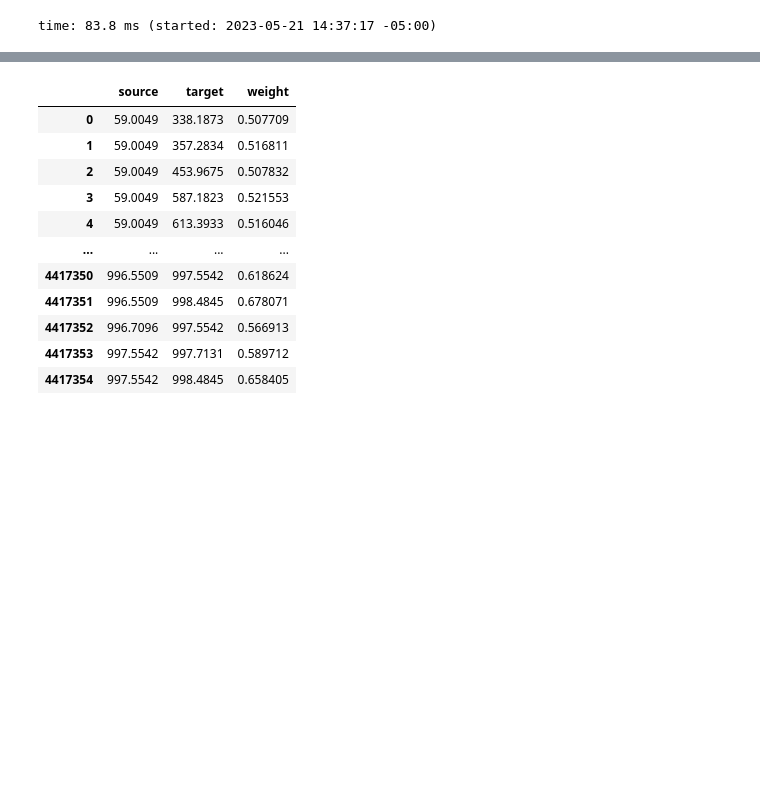
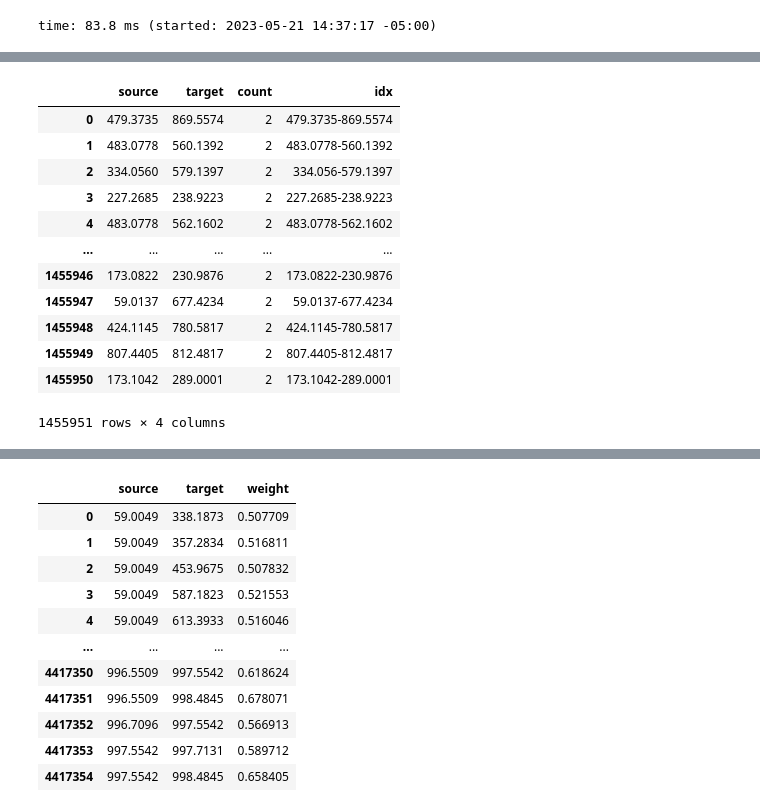
Before and after one commit to win7/GNN_Unsupervised, a Jupyter notebook: processing.ipynb, the cells around one changed output, grey strips where cells are left out. Cells and saved outputs as stored; diff of their text form; code cells hidden in the pictures; blank space fills up the shorter version.

Commit message:
aditional sources

```diff
--- a/processing.ipynb
+++ b/processing.ipynb
@@ -360,0 +401,5 @@ time: 83.8 ms (started: 2023-05-21 14:37:17 -05:00)
+# %%
+df_edge_embeddings_join_filter_count1 = pd.read_csv("{}/output_{}_1/edges_filter/{}_edges-filter-count_{}_{}.csv".format(dir, method, group[0], 3, "L2"))
+df_edge_embeddings_join_filter_count1.columns = ["source", "target", "count"]
+# print(df_edge_embeddings_join_filter_count.info())
+df_edge_embeddings_join_filter_count1.sort_values(by=["source", "target"])
@@ -360,0 +421,5 @@ time: 83.8 ms (started: 2023-05-21 14:37:17 -05:00)
+# %%
+df_edge_embeddings_join_filter_count2 = pd.read_csv("{}/output_{}_2/edges_filter/{}_edges-filter-count_{}_{}.csv".format(dir, method, group[0], 3, "L2"))
+df_edge_embeddings_join_filter_count2.columns = ["source", "target", "count"]
+# print(df_edge_embeddings_join_filter_count.info())
+df_edge_embeddings_join_filter_count2.sort_values(by=["source", "target"])
@@ -360,0 +441,5 @@ time: 83.8 ms (started: 2023-05-21 14:37:17 -05:00)
+# %%
+df_edge_embeddings_join_filter_count3 = pd.read_csv("{}/output_{}_3/edges_filter/{}_edges-filter-count_{}_{}.csv".format(dir, method, group[0], 3, "L2"))
+df_edge_embeddings_join_filter_count3.columns = ["source", "target", "count"]
+# print(df_edge_embeddings_join_filter_count.info())
+df_edge_embeddings_join_filter_count3.sort_values(by=["source", "target"])
@@ -360,0 +461,3 @@ time: 83.8 ms (started: 2023-05-21 14:37:17 -05:00)
+# %%
+df_temp = pd.concat([df_edge_embeddings_join_filter_count1, df_edge_embeddings_join_filter_count2, df_edge_embeddings_join_filter_count3], ignore_index=True)
+df_temp
@@ -360,0 +479,17 @@ time: 83.8 ms (started: 2023-05-21 14:37:17 -05:00)
+# %%
+df_temp["idx"] = df_temp["source"].astype(str) + "-" + df_temp["target"].astype(str)
+df_temp
+# %% [output]
+|  | source | target | count | idx |
+| 0 | 479.3735 | 869.5574 | 2 | 479.3735-869.5574 |
+| 1 | 483.0778 | 560.1392 | 2 | 483.0778-560.1392 |
+| 2 | 334.0560 | 579.1397 | 2 | 334.056-579.1397 |
+| 3 | 227.2685 | 238.9223 | 2 | 227.2685-238.9223 |
+| 4 | 483.0778 | 562.1602 | 2 | 483.0778-562.1602 |
+| ... | ... | ... | ... | ... |
+| 1455946 | 173.0822 | 230.9876 | 2 | 173.0822-230.9876 |
+| 1455947 | 59.0137 | 677.4234 | 2 | 59.0137-677.4234 |
+| 1455948 | 424.1145 | 780.5817 | 2 | 424.1145-780.5817 |
+| 1455949 | 807.4405 | 812.4817 | 2 | 807.4405-812.4817 |
+| 1455950 | 173.1042 | 289.0001 | 2 | 173.1042-289.0001 |
+1455951 rows × 4 columns
```
Also changed, not shown: parts of 20 cells of this notebook, 1 other file.
